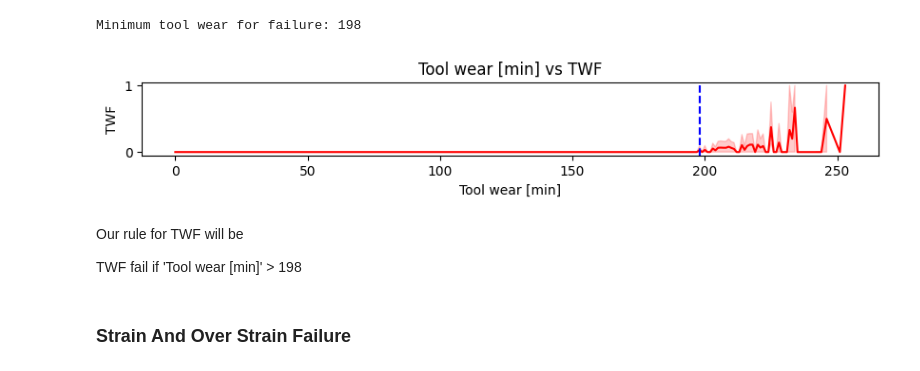
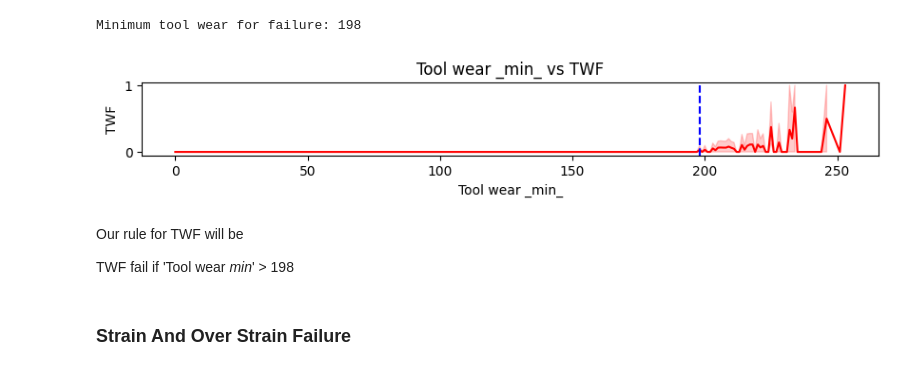
Before and after one commit to raymondsamalo/ITI113-Machine-Learning-Operations-Project, a Jupyter notebook: AI4I-2020/1.2_Threshold_Predictor.ipynb, the cells around one changed output. Drawn from its saved outputs; the diff is of its cells as text; code cells hidden in the pictures.

```diff
--- a/AI4I-2020/1.2_Threshold_Predictor.ipynb
+++ b/AI4I-2020/1.2_Threshold_Predictor.ipynb
@@ -88,22 +88,22 @@ plt.show()
 # %%
-min_tool_wear_for_failure=df_train[df_train['TWF'] == 1]['Tool wear [min]'].min()
+min_tool_wear_for_failure=df_train[df_train['TWF'] == 1]['Tool wear _min_'].min()
 print(f'Minimum tool wear for failure: {min_tool_wear_for_failure}')
 # %% [output]
 Minimum tool wear for failure: 198
 # %%
 plt.figure(figsize=(10, 1)) # Set the size of the resulting plot
-sns.lineplot(data=df_train, x='Tool wear [min]', y='TWF', color='red')
+sns.lineplot(data=df_train, x='Tool wear _min_', y='TWF', color='red')
 plt.axvline(x=min_tool_wear_for_failure, color='blue', linestyle='--', label=f'Min Tool Wear for Failure {min_tool_wear_for_failure}')
-plt.xlabel('Tool wear [min]')
+plt.xlabel('Tool wear _min_')
 plt.ylabel('TWF')
-plt.title(f'Tool wear [min] vs TWF')
+plt.title(f'Tool wear _min_ vs TWF')
 plt.show()
 # %% [output]
-[figure, old version]
+[figure, new version]
 # %% [markdown]
 Our rule for TWF will be
 
-TWF fail if 'Tool wear [min]' > 198
+TWF fail if 'Tool wear _min_' > 198
 # %% [markdown]
 ### Strain And Over Strain Failure
 # %%
```
Also changed, not shown: parts of 18 cells of this notebook, 12 other files.
